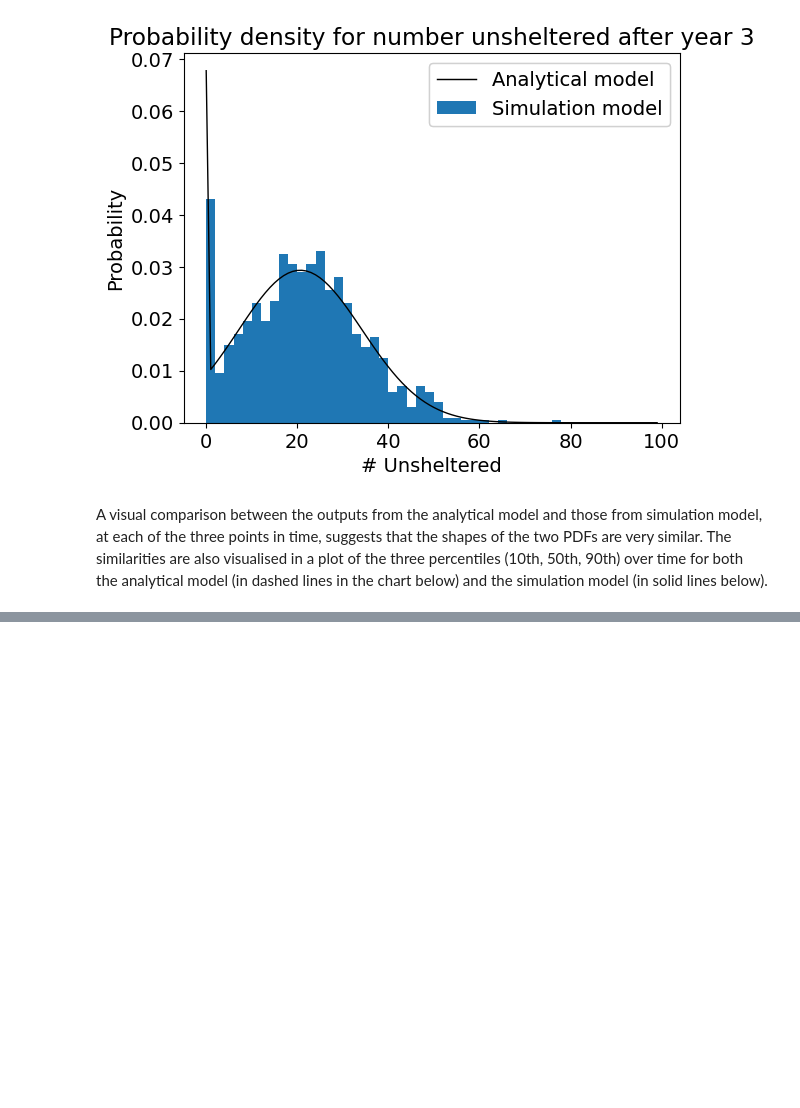
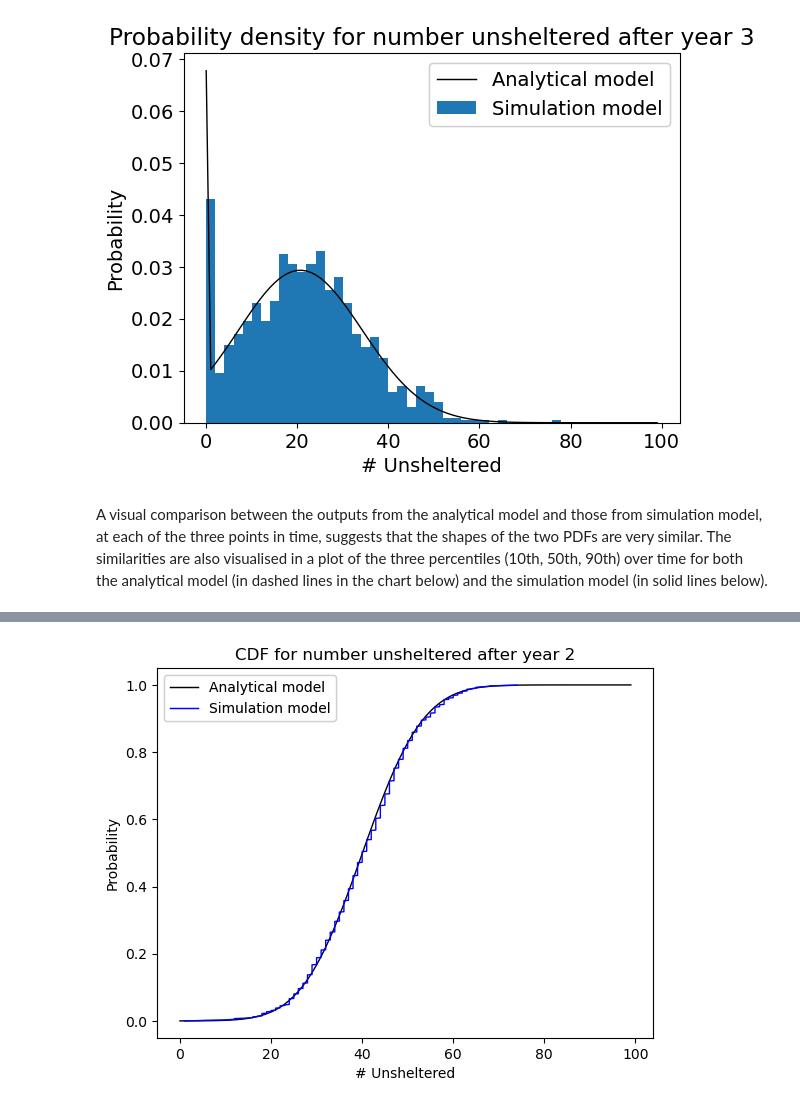
Before and after one commit to grahamburgess3/homeless_services, a Jupyter notebook: test_queueing_model.ipynb, the cells around one changed output, grey strips where cells are left out. Drawn from its saved outputs; the diff is of its cells as text; code cells hidden in the pictures; blank space fills up the shorter version.

```diff
--- a/test_queueing_model.ipynb
+++ b/test_queueing_model.ipynb
@@ -280,0 +320,4 @@ fig, ax = qm.create_chart_comparing_percentiles(data_sim,q,percentiles=[10,50,90
+# %%
+fig, ax = qm.compare_cdf(data_sim, q, 100, 2)
+# %% [output]
+[figure, added]
```
Also changed, not shown: parts of 8 cells of this notebook, 1 other file.
